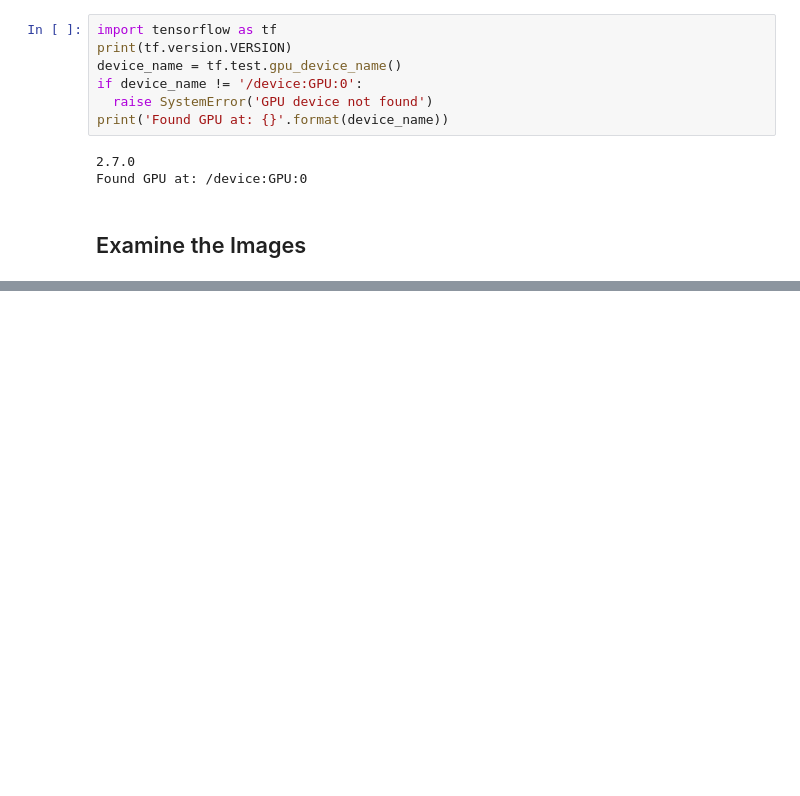
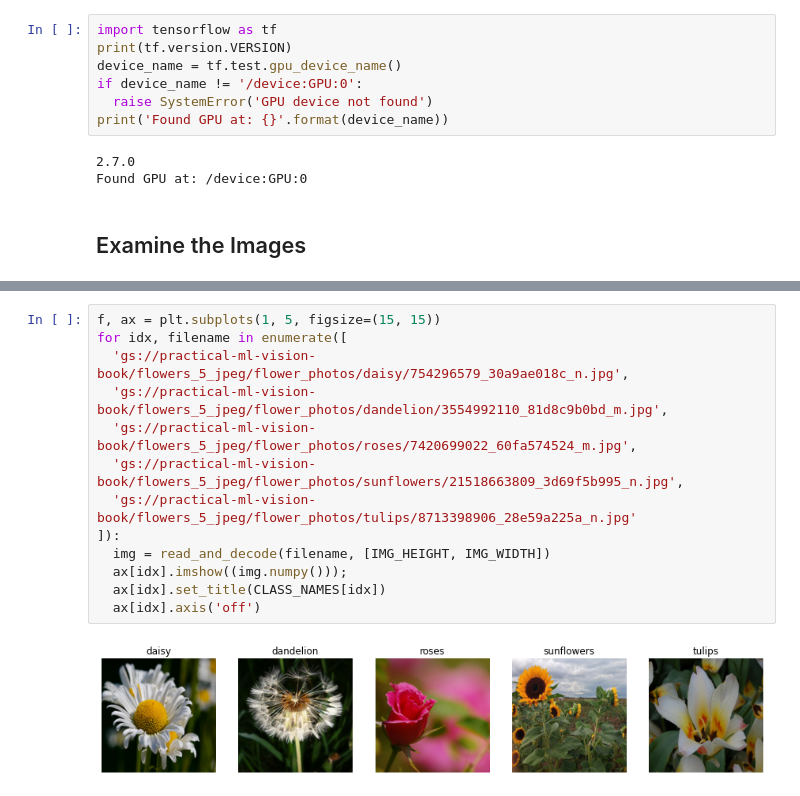
Before and after one commit to antounes/cv, a Jupyter notebook: 02a_machine_perception.ipynb, the cells around one changed output, grey strips where cells are left out. Saved outputs shown, nothing was run; the diff lists cells and outputs as text; blank space fills up the shorter version.

```diff
--- a/02a_machine_perception.ipynb
+++ b/02a_machine_perception.ipynb
@@ -24,0 +89,15 @@ Found GPU at: /device:GPU:0
+# %%
+f, ax = plt.subplots(1, 5, figsize=(15, 15))
+for idx, filename in enumerate([
+  'gs://practical-ml-vision-book/flowers_5_jpeg/flower_photos/daisy/754296579_30a9ae018c_n.jpg',
+  'gs://practical-ml-vision-book/flowers_5_jpeg/flower_photos/dandelion/3554992110_81d8c9b0bd_m.jpg',
+  'gs://practical-ml-vision-book/flowers_5_jpeg/flower_photos/roses/7420699022_60fa574524_m.jpg',
+  'gs://practical-ml-vision-book/flowers_5_jpeg/flower_photos/sunflowers/21518663809_3d69f5b995_n.jpg',
+  'gs://practical-ml-vision-book/flowers_5_jpeg/flower_photos/tulips/8713398906_28e59a225a_n.jpg'
+]):
+  img = read_and_decode(filename, [IMG_HEIGHT, IMG_WIDTH])
+  ax[idx].imshow((img.numpy()));
+  ax[idx].set_title(CLASS_NAMES[idx])
+  ax[idx].axis('off')
+# %% [output]
+[figure, added]
```
Also changed, not shown: parts of 7 cells of this notebook.
